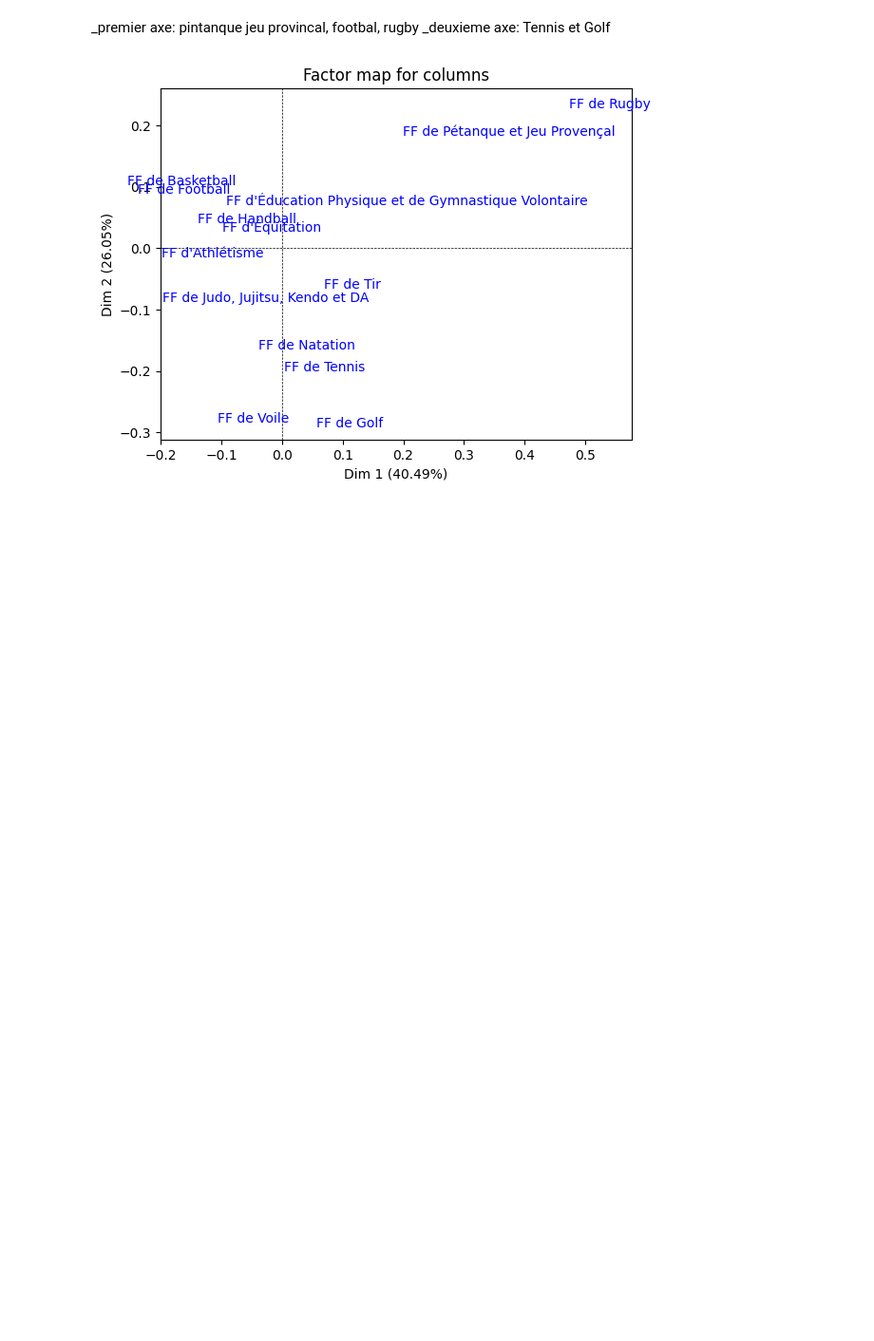
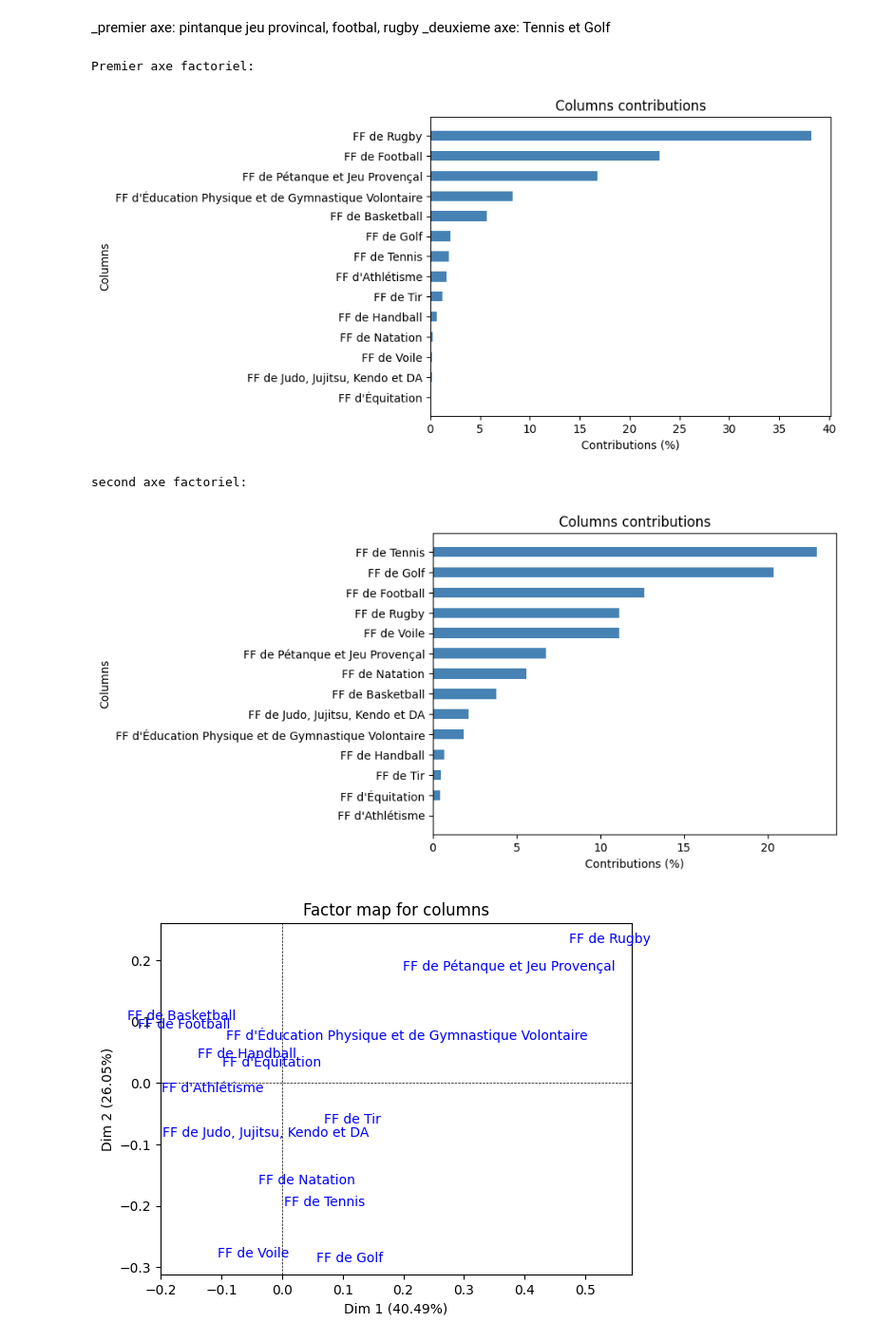
Before and after one commit to paulrsnn/projet-python, a Jupyter notebook: regionales.ipynb, the cells around one changed output. Shown at 95% size. Drawn from its saved outputs; the diff is of its cells as text; code cells hidden in the pictures; blank space fills up the shorter version.

```diff
--- a/regionales.ipynb
+++ b/regionales.ipynb
@@ -420,6 +420,17 @@ second axe factoriel:
 # %% [markdown]
 _premier axe: pintanque jeu provincal, footbal, rugby
 _deuxieme axe: Tennis et Golf
+# %%
+#profil_colonnes les feédérations
+print("Premier axe factoriel:")
+my_ca.plot_col_contrib(num_axis=1)
+print("second axe factoriel:")
+my_ca.plot_col_contrib(num_axis=2)
+# %% [output]
+Premier axe factoriel:
+[figure, added]
+second axe factoriel:
+[figure, added]
 # %%
 #graphique profil colonne fédération
 
```
Also changed, not shown: parts of 10 cells of this notebook.
